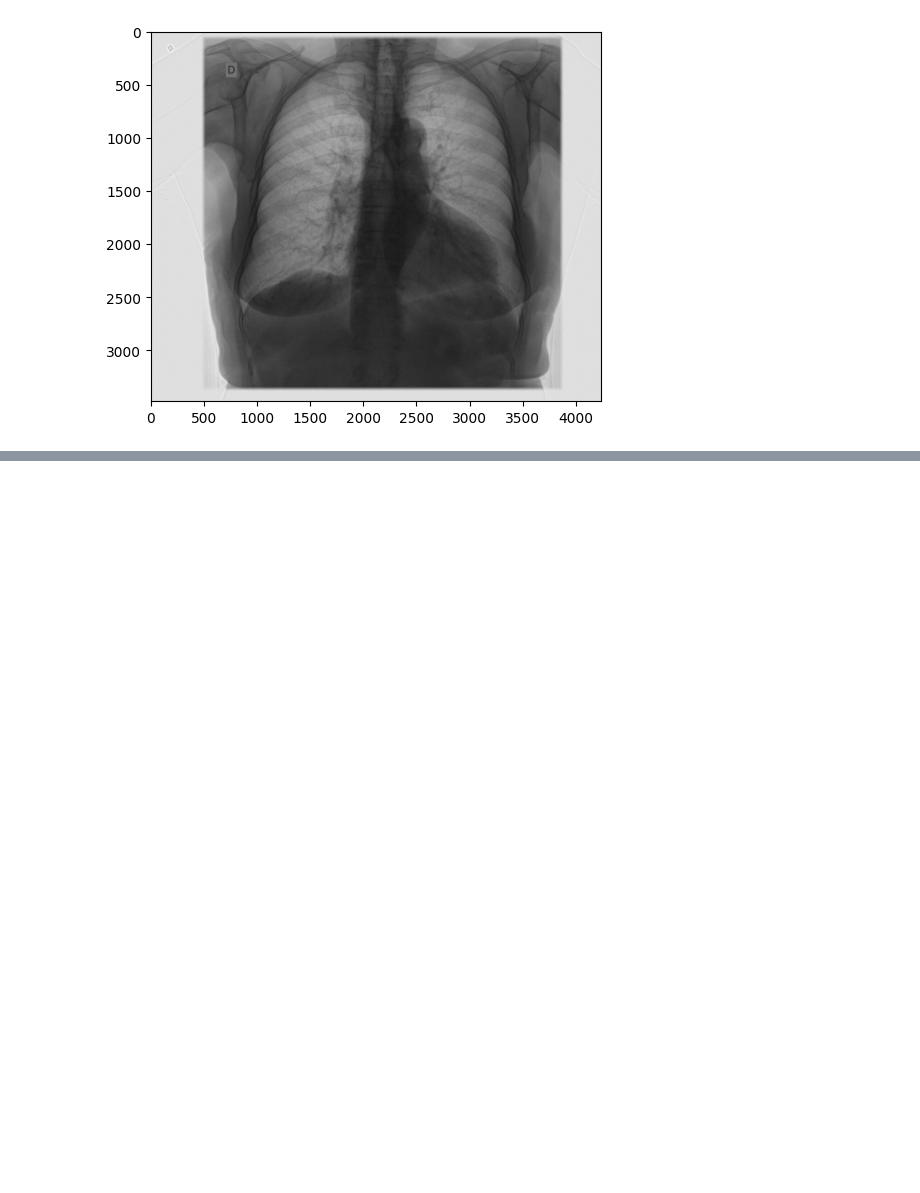
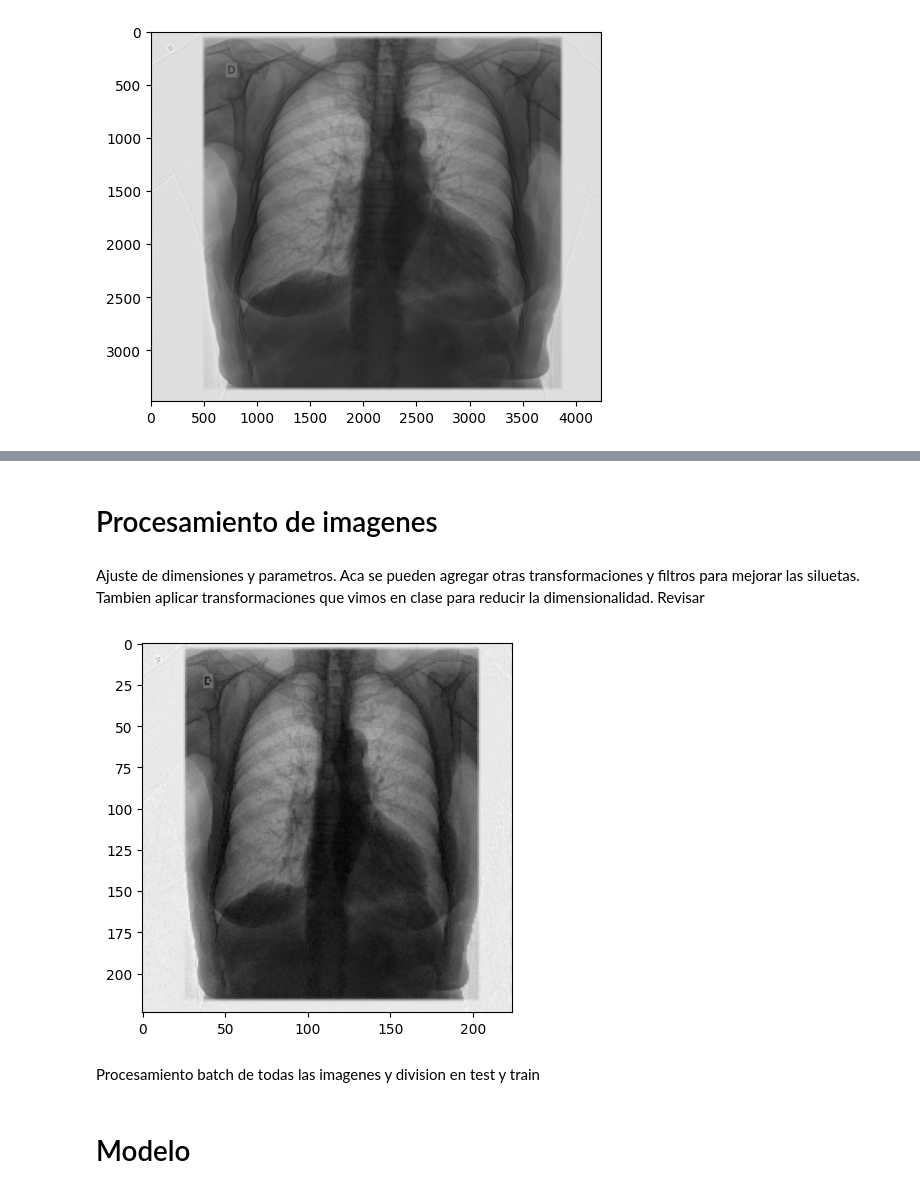
Before and after one commit to cmarty02/dp4_team2, a Jupyter notebook: image_recognition_cris.ipynb, the cells around one changed output, grey strips where cells are left out. Drawn from its saved outputs; the diff is of its cells as text; code cells hidden in the pictures; blank space fills up the shorter version.

Commit message:
firt_model

```diff
--- a/image_recognition_cris.ipynb
+++ b/image_recognition_cris.ipynb
@@ -83,0 +124,4 @@ plt.show()
+# %% [markdown]
+# Procesamiento de imagenes
+# %% [markdown]
+Ajuste de dimensiones y parametros. Aca se pueden agregar otras transformaciones y filtros para mejorar las siluetas. Tambien aplicar transformaciones que vimos en clase para reducir la dimensionalidad. Revisar
@@ -83,0 +131,29 @@ plt.show()
+# %%
+
+def preprocess_image_2c(file_path, img_size):
+    dicom = pydicom.dcmread(file_path)
+    img = dicom.pixel_array
+    img = cv2.resize(img, (img_size, img_size))
+    img = img / 255.0  # Normalización
+    return img
+
+def preprocess_image(file_path, img_size):
+    dicom = pydicom.dcmread(file_path)
+    img = dicom.pixel_array
+    if len(img.shape) == 2:  # grayscale
+        img = np.stack([img] * 3, axis=-1)
+    elif img.shape[-1] == 2:  # two channels
+        img = np.concatenate([img, img[:, :, :1]], axis=-1)  # Duplicate one channel
+    img = cv2.resize(img, (img_size, img_size))
+    img = img / 255.0  # Normalización
+    return img
+
+
+# Preprocesar una imagen de ejemplo
+preprocessed_img = preprocess_image_2c(example_image_path, 224)
+plt.imshow(preprocessed_img, cmap='gray')
+plt.show()
+# %% [output]
+[figure, added]
+# %% [markdown]
+Procesamiento batch de todas las imagenes y division en test y train
@@ -83,0 +193,2 @@ plt.show()
+# %% [markdown]
+# Modelo
```
Also changed, not shown: parts of 18 cells of this notebook.
